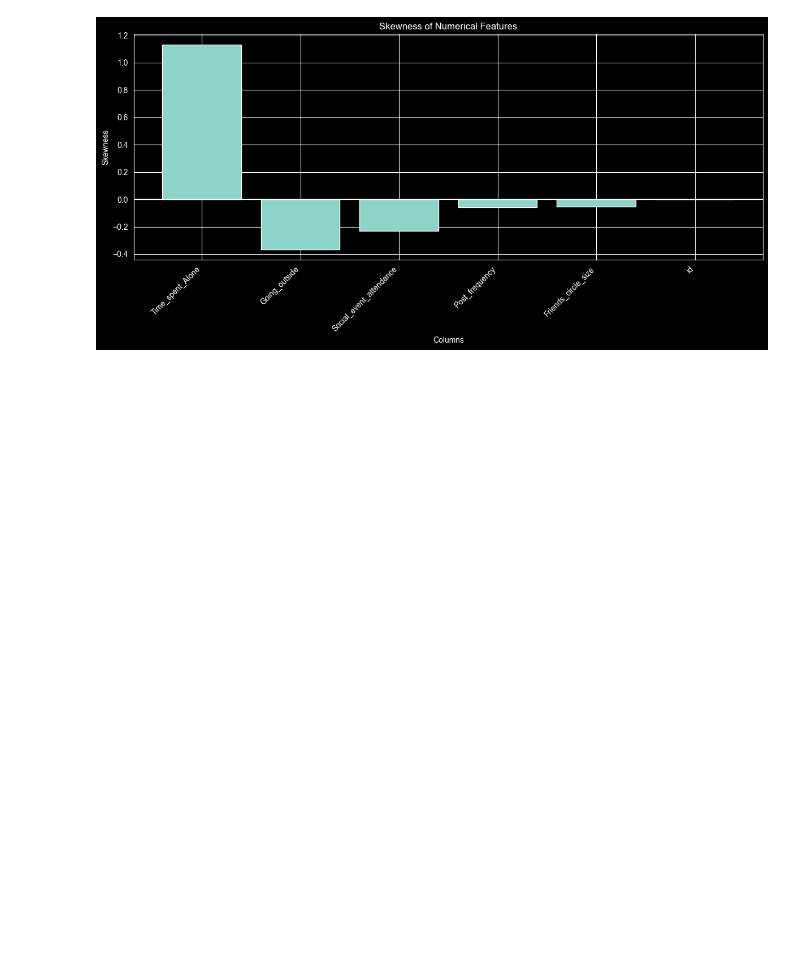
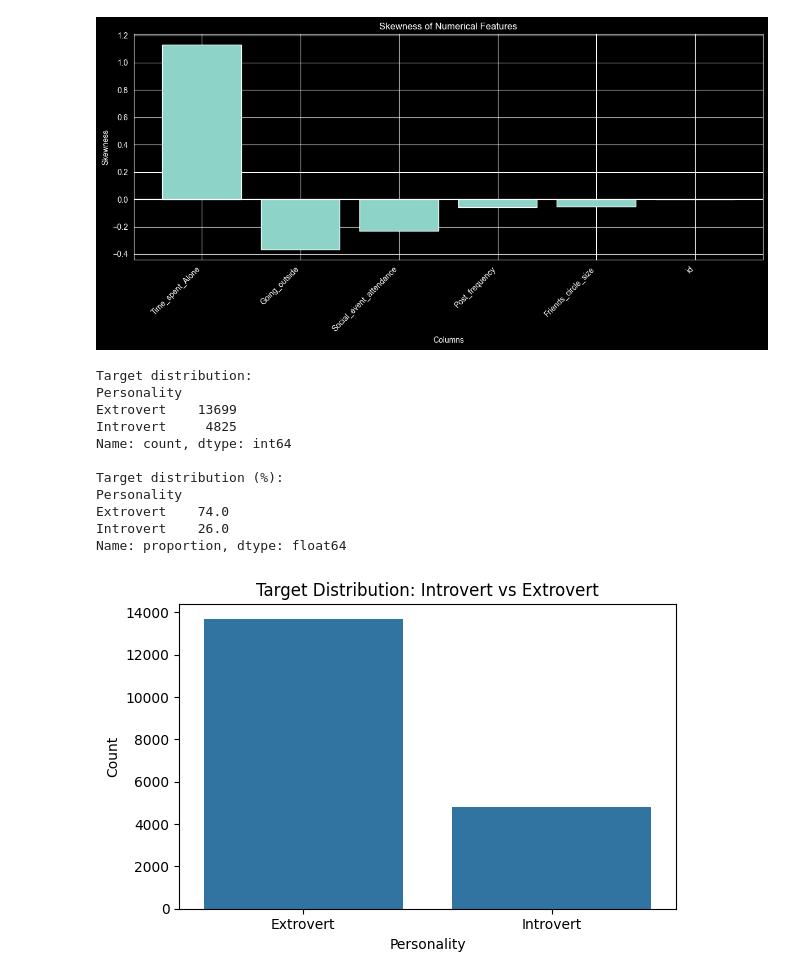
Before and after one commit to CzikaS/Predict_Introverts_From_Extroverts, a Jupyter notebook: notebooks/analysis/01_eda_distribution_raw.ipynb, the cells around one changed output. Saved outputs shown, nothing was run; the diff lists cells and outputs as text; code cells hidden in the pictures; blank space fills up the shorter version.

Commit message:
complete analysis: interpretari, target analysis, correlations, conclusions

```diff
--- a/notebooks/analysis/01_eda_distribution_raw.ipynb
+++ b/notebooks/analysis/01_eda_distribution_raw.ipynb
@@ -15,7 +15,9 @@ from src.utils.paths import RAW_DATA_DIR
 
 # 3. Read the dataset!
 # The '/' operator perfectly joins your robust directory path to your file name
-file_path = RAW_DATA_DIR / "C:\\Users\\Lenovo\\Documents\\Facultate\\Semestrul 3\\Predict_Introverts_From_Extroverts\\data\\raw\\train.csv"
+# file_path = RAW_DATA_DIR / "C:\\Users\\Lenovo\\Documents\\Facultate\\Semestrul 3\\Predict_Introverts_From_Extroverts\\data\\raw\\train.csv"
+file_path = RAW_DATA_DIR / "train.csv"
+
 df = pd.read_csv(file_path)
 
 # View the first few rows to confirm it worked
@@ -314,3 +366,34 @@ plt.tight_layout()
 plt.show()
 # %% [output]
 [figure]
+# %%
+# Target distribution analysis
+import seaborn as sns
+import matplotlib.pyplot as plt
+
+target_col = "Personality"
+
+print("Target distribution:")
+print(df[target_col].value_counts())
+print("\nTarget distribution (%):")
+print(df[target_col].value_counts(normalize=True).round(3) * 100)
+
+plt.figure(figsize=(6, 4))
+sns.countplot(x=target_col, data=df)
+plt.title("Target Distribution: Introvert vs Extrovert")
+plt.ylabel("Count")
+plt.tight_layout()
+plt.show()
+# %% [output]
+Target distribution:
+Personality
+Extrovert    13699
+Introvert     4825
+Name: count, dtype: int64
+
+Target distribution (%):
+Personality
+Extrovert    74.0
+Introvert    26.0
+Name: proportion, dtype: float64
+[figure, added]
```
Also changed, not shown: parts of 9 cells of this notebook, 2 other files.
